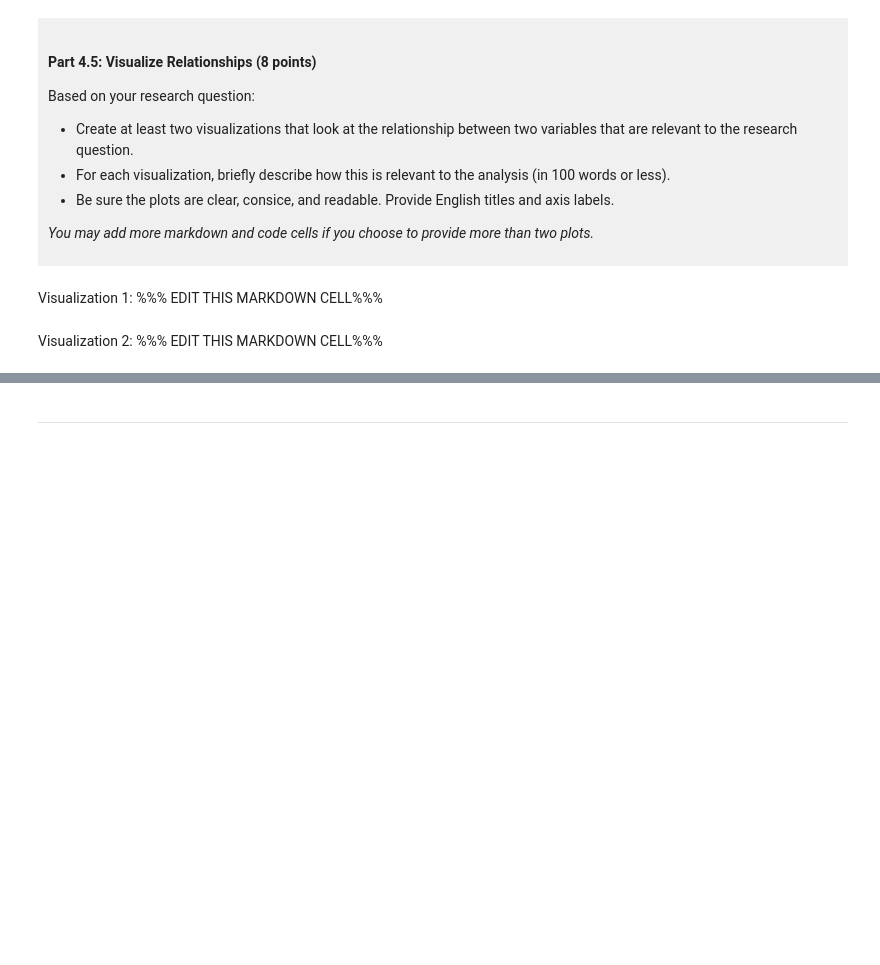
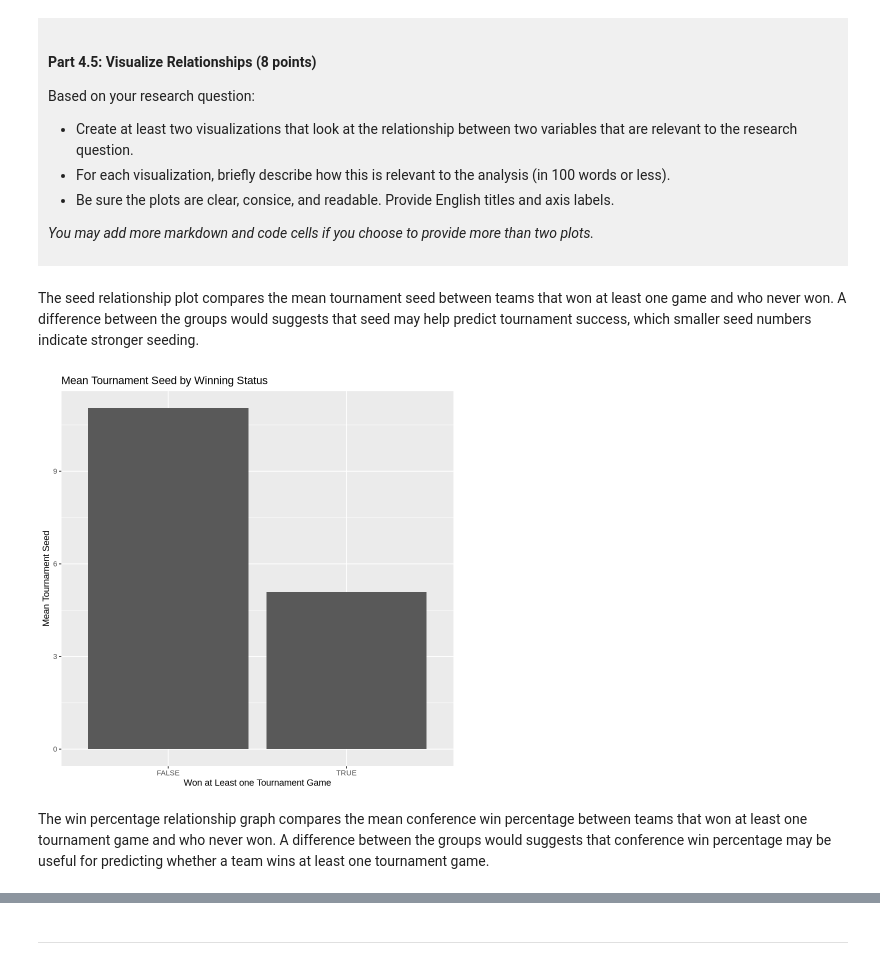
Before and after one commit to Elenaxwq/dsci-100-project-Elena-Xu, a Jupyter notebook: dsci-100-project-notebook.ipynb, the cells around one changed output, grey strips where cells are left out. Cells and saved outputs as stored; diff of their text form; code cells hidden in the pictures; blank space fills up the shorter version.

```diff
--- a/dsci-100-project-notebook.ipynb
+++ b/dsci-100-project-notebook.ipynb
@@ -314,10 +377,20 @@ Based on your research question:
 *You may add more markdown and code cells if you choose to provide more than two plots.*
 </div>
 # %% [markdown]
-Visualization 1: %%% EDIT THIS MARKDOWN CELL%%%
+The seed relationship plot compares the mean tournament seed between teams that won at least one game and who never won. A difference between the groups would suggests that seed may help predict tournament success, which smaller seed numbers indicate stronger seeding.
 # %%
 ### EDIT THIS CODE CELL FOR VISUALIZATION 1###
+seed_relationship <- NCAA_clean |>
+group_by(win_at_least_one) |>
+summarise(mean_seed= mean(seed,na.rm=TRUE)) |>
+ggplot(aes(x = win_at_least_one,y = mean_seed)) +
+geom_col() +
+labs(x = 'Won at Least one Tournament Game',y = 'Mean Tournament Seed',
+     title = 'Mean Tournament Seed by Winning Status')
+seed_relationship
+# %% [output]
+[figure, added]
 # %% [markdown]
-Visualization 2: %%% EDIT THIS MARKDOWN CELL%%%
+The win percentage relationship graph compares the mean conference win percentage between teams that won at least one tournament game and who never won. A difference between the groups would suggests that conference win percentage may be useful for predicting whether a team wins at least one tournament game.
 # %%
 ### EDIT THIS CODE CELL FOR VISUALIZATION 2###
```
Also changed, not shown: parts of 8 cells of this notebook.
